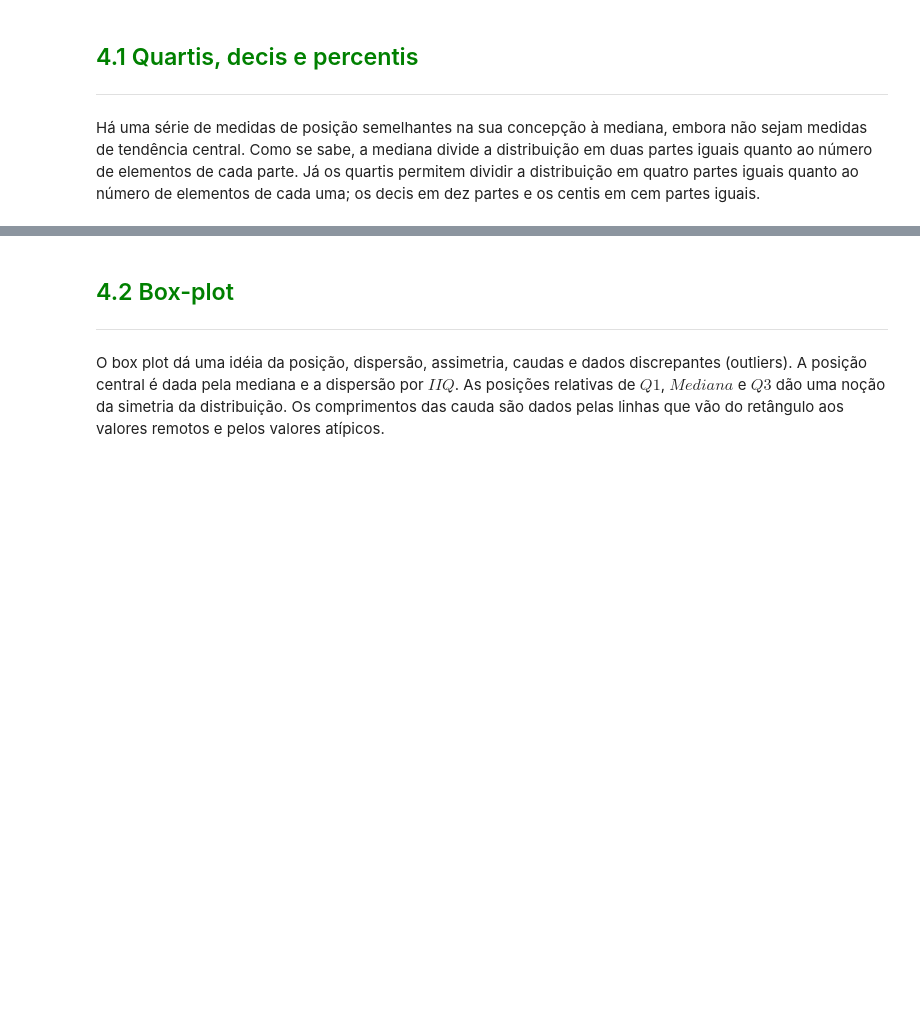
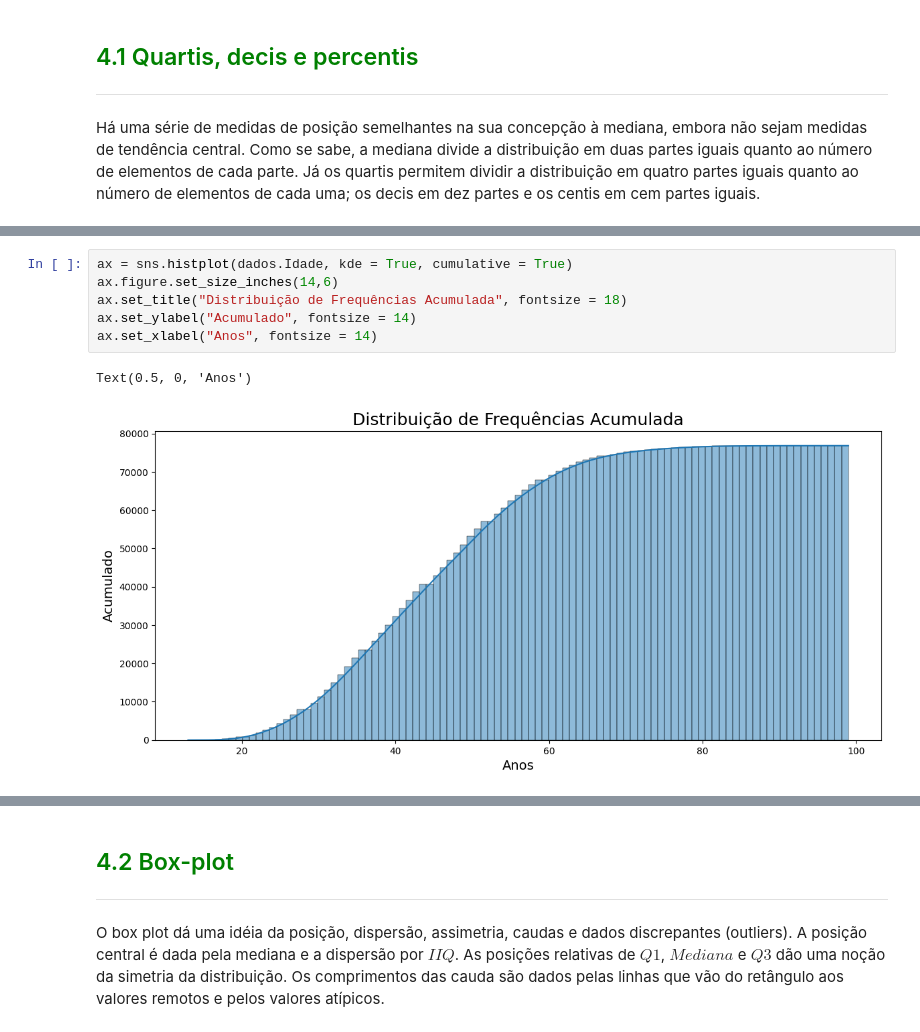
Before and after one commit to jaquelinerufino/aluraDataScience, a Jupyter notebook: 3. Estatística com Python frequências e medidas/Curso_de_Estatística_Parte_1.ipynb, the cells around one changed output, grey strips where cells are left out. Saved outputs shown, nothing was run; the diff lists cells and outputs as text; blank space fills up the shorter version.

```diff
--- a/3. Estatística com Python frequências e medidas/Curso_de_Estatística_Parte_1.ipynb
+++ b/3. Estatística com Python frequências e medidas/Curso_de_Estatística_Parte_1.ipynb
@@ -609,0 +865,9 @@ Há uma série de medidas de posição semelhantes na sua concepção à mediana
+# %%
+ax = sns.histplot(dados.Idade, kde = True, cumulative = True)
+ax.figure.set_size_inches(14,6)
+ax.set_title("Distribuição de Frequências Acumulada", fontsize = 18)
+ax.set_ylabel("Acumulado", fontsize = 14)
+ax.set_xlabel("Anos", fontsize = 14)
+# %% [output]
+Text(0.5, 0, 'Anos')
+[figure, added]
```
Also changed, not shown: parts of 65 cells of this notebook, 2 other files.
